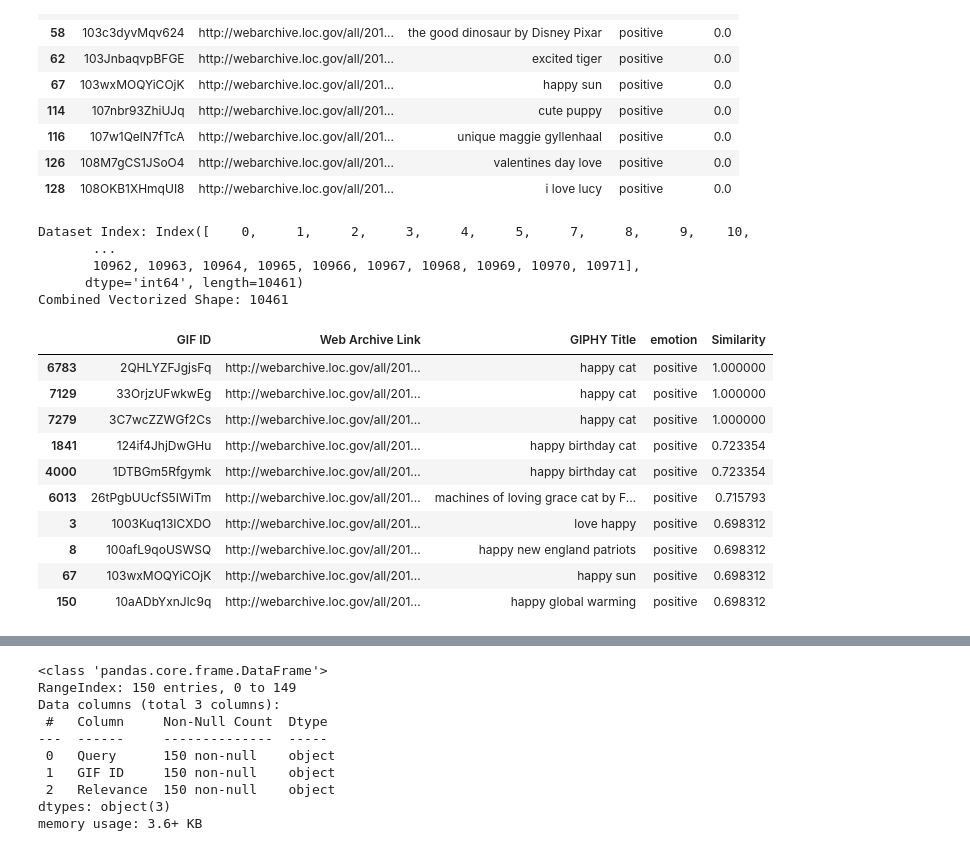
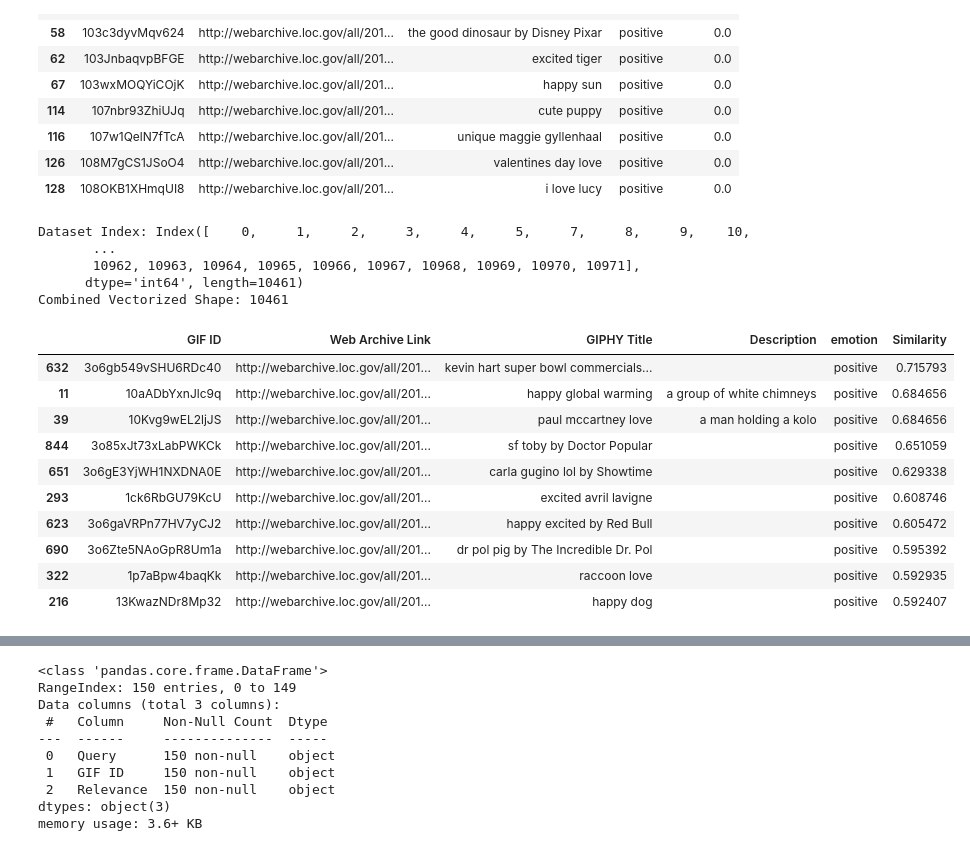
Before and after one commit to sofiecook/4200final, a Jupyter notebook: final.ipynb, the cells around one changed output, grey strips where cells are left out. Saved outputs shown, nothing was run; the diff lists cells and outputs as text; code cells hidden in the pictures.

```diff
--- a/final.ipynb
+++ b/final.ipynb
@@ -233,43 +233,43 @@ def retrieve_gifs_fixed(query, top_n=10):
 
     if matching_gifs.empty:
         return "No matching GIFs found for the specified emotion."
 
     # Select rows from the sparse matrix corresponding to the filtered dataset
     matching_indices = matching_gifs.index.to_numpy()
     matching_vectors = combined_vectorized[matching_indices]
 
     # Compute cosine similarity with the combined text
     similarity_scores = cosine_similarity(query_vector, matching_vectors).flatten()
 
     # Add similarity scores to the filtered dataset
     matching_gifs = matching_gifs.copy()
     matching_gifs['Similarity'] = similarity_scores
 
     # Rank by similarity score and select top N results
     top_results = matching_gifs.nlargest(top_n, 'Similarity')
     return top_results[['GIF ID', 'Web Archive Link', 'GIPHY Title', 'Description', 'emotion', 'Similarity']]
 
 # Example Query
 query_example = "A happy moment with a cat"
 
-# Retrieve GIFs for the query
-results = retrieve_gifs(query_example)
+# Retrieve GIFs for the query using new model
+results = retrieve_gifs_fixed(query_example)
 
 results
 # %% [output]
 Dataset Index: Index([    0,     1,     2,     3,     4,     5,     7,     8,     9,    10,
        ...
        10962, 10963, 10964, 10965, 10966, 10967, 10968, 10969, 10970, 10971],
       dtype='int64', length=10461)
 Combined Vectorized Shape: 10461
-|  | GIF ID | Web Archive Link | GIPHY Title | emotion | Similarity |
-| 6783 | 2QHLYZFJgjsFq | http://webarchive.loc.gov/all/201... | happy cat | positive | 1.000000 |
-| 7129 | 33OrjzUFwkwEg | http://webarchive.loc.gov/all/201... | happy cat | positive | 1.000000 |
-| 7279 | 3C7wcZZWGf2Cs | http://webarchive.loc.gov/all/201... | happy cat | positive | 1.000000 |
-| 1841 | 124if4JhjDwGHu | http://webarchive.loc.gov/all/201... | happy birthday cat | positive | 0.723354 |
-| 4000 | 1DTBGm5Rfgymk | http://webarchive.loc.gov/all/201... | happy birthday cat | positive | 0.723354 |
-| 6013 | 26tPgbUUcfS5IWiTm | http://webarchive.loc.gov/all/201... | machines of loving grace cat by F... | positive | 0.715793 |
-| 3 | 1003Kuq13ICXDO | http://webarchive.loc.gov/all/201... | love happy | positive | 0.698312 |
-| 8 | 100afL9qoUSWSQ | http://webarchive.loc.gov/all/201... | happy new england patriots | positive | 0.698312 |
-| 67 | 103wxMOQYiCOjK | http://webarchive.loc.gov/all/201... | happy sun | positive | 0.698312 |
-| 150 | 10aADbYxnJlc9q | http://webarchive.loc.gov/all/201... | happy global warming | positive | 0.698312 |
+|  | GIF ID | Web Archive Link | GIPHY Title | Description | emotion | Similarity |
+| 632 | 3o6gb549vSHU6RDc40 | http://webarchive.loc.gov/all/201... | kevin hart super bowl commercials... |  | positive | 0.715793 |
+| 11 | 10aADbYxnJlc9q | http://webarchive.loc.gov/all/201... | happy global warming | a group of white chimneys | positive | 0.684656 |
+| 39 | 10Kvg9wEL2ljJS | http://webarchive.loc.gov/all/201... | paul mccartney love | a man holding a kolo | positive | 0.684656 |
+| 844 | 3o85xJt73xLabPWKCk | http://webarchive.loc.gov/all/201... | sf toby by Doctor Popular |  | positive | 0.651059 |
+| 651 | 3o6gE3YjWH1NXDNA0E | http://webarchive.loc.gov/all/201... | carla gugino lol by Showtime |  | positive | 0.629338 |
+| 293 | 1ck6RbGU79KcU | http://webarchive.loc.gov/all/201... | excited avril lavigne |  | positive | 0.608746 |
+| 623 | 3o6gaVRPn77HV7yCJ2 | http://webarchive.loc.gov/all/201... | happy excited by Red Bull |  | positive | 0.605472 |
+| 690 | 3o6Zte5NAoGpR8Um1a | http://webarchive.loc.gov/all/201... | dr pol pig by The Incredible Dr. Pol |  | positive | 0.595392 |
+| 322 | 1p7aBpw4baqKk | http://webarchive.loc.gov/all/201... | raccoon love |  | positive | 0.592935 |
+| 216 | 13KwazNDr8Mp32 | http://webarchive.loc.gov/all/201... | happy dog |  | positive | 0.592407 |
```
Also changed, not shown: parts of 12 cells of this notebook.
